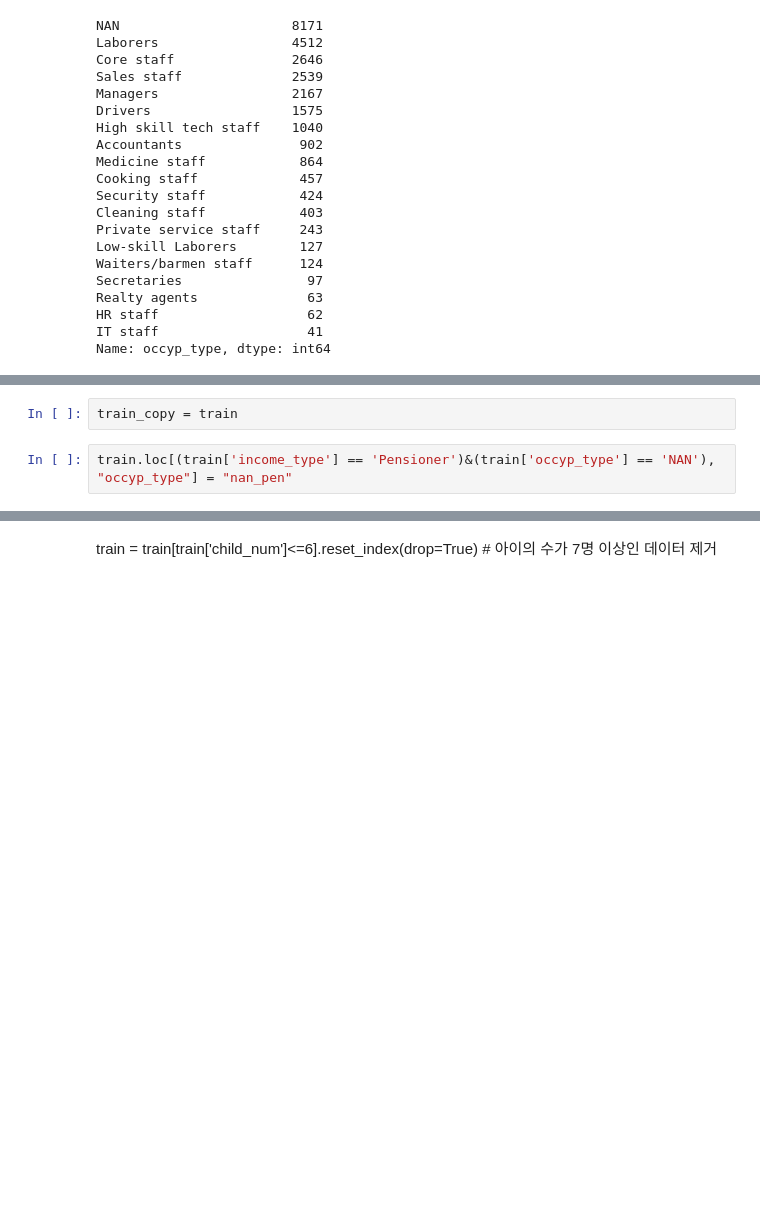
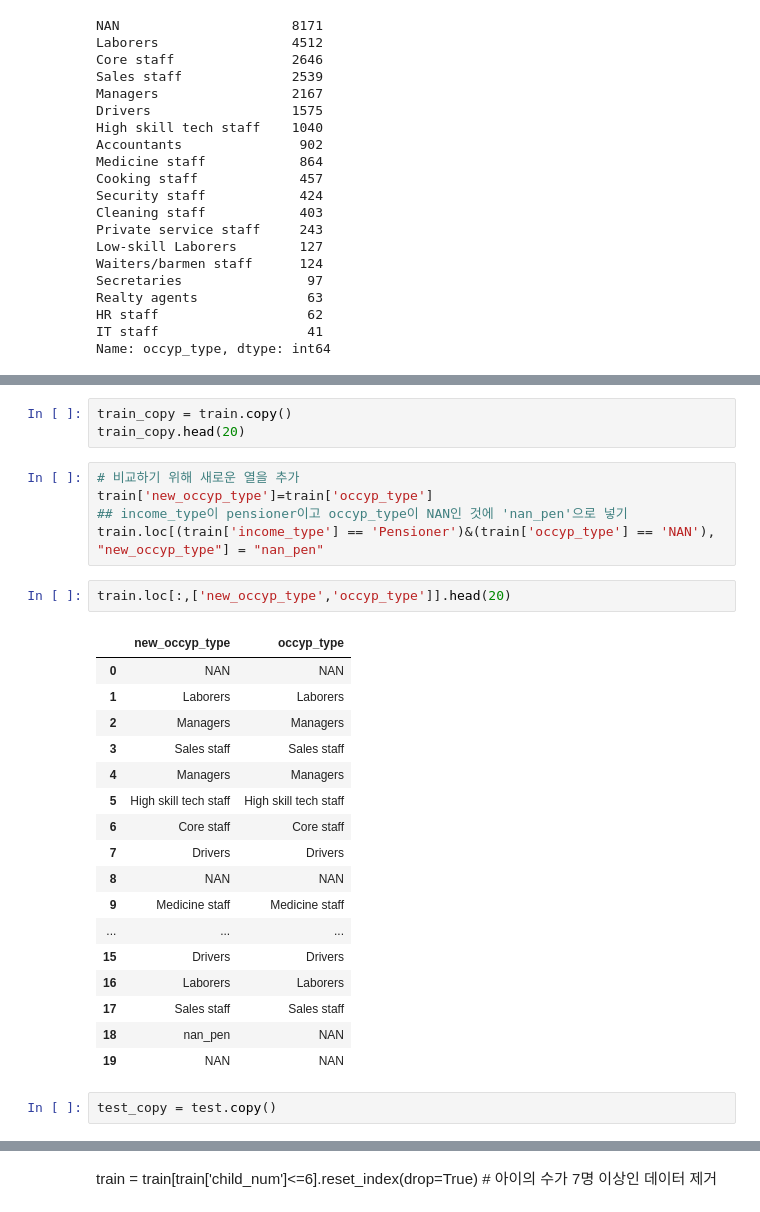
Before and after one commit to AIdward/predict-card-delay-users, a Jupyter notebook: only_lgbm_new.ipynb, the cells around one changed output, grey strips where cells are left out. Saved outputs shown, nothing was run; the diff lists cells and outputs as text; blank space fills up the shorter version.

```diff
--- a/only_lgbm_new.ipynb
+++ b/only_lgbm_new.ipynb
@@ -223,6 +193,32 @@ train.head()
 | 3 | F | N | Y | 0 | 202500.0 | Commercial associate | Secondary / secondary special | Married | House / apartment | ... |
 | 4 | F | Y | Y | 0 | 157500.0 | State servant | Higher education | Married | House / apartment | ... |
 # %%
-train_copy = train
+train_copy = train.copy()
+train_copy.head(20)
-# %%
-train.loc[(train['income_type'] == 'Pensioner')&(train['occyp_type'] == 'NAN'), "occyp_type"] = "nan_pen"
+# %%
+# 비교하기 위해 새로운 열을 추가
+train['new_occyp_type']=train['occyp_type']
+## income_type이 pensioner이고 occyp_type이 NAN인 것에 'nan_pen'으로 넣기
+train.loc[(train['income_type'] == 'Pensioner')&(train['occyp_type'] == 'NAN'), "new_occyp_type"] = "nan_pen"
+# %%
+train.loc[:,['new_occyp_type','occyp_type']].head(20)
+# %% [output]
+|  | new_occyp_type | occyp_type |
+| 0 | NAN | NAN |
+| 1 | Laborers | Laborers |
+| 2 | Managers | Managers |
+| 3 | Sales staff | Sales staff |
+| 4 | Managers | Managers |
+| 5 | High skill tech staff | High skill tech staff |
+| 6 | Core staff | Core staff |
+| 7 | Drivers | Drivers |
+| 8 | NAN | NAN |
+| 9 | Medicine staff | Medicine staff |
+| ... | ... | ... |
+| 15 | Drivers | Drivers |
+| 16 | Laborers | Laborers |
+| 17 | Sales staff | Sales staff |
+| 18 | nan_pen | NAN |
+| 19 | NAN | NAN |
+# %%
+test_copy = test.copy()
```
Also changed, not shown: parts of 17 cells of this notebook, 2 other files.
